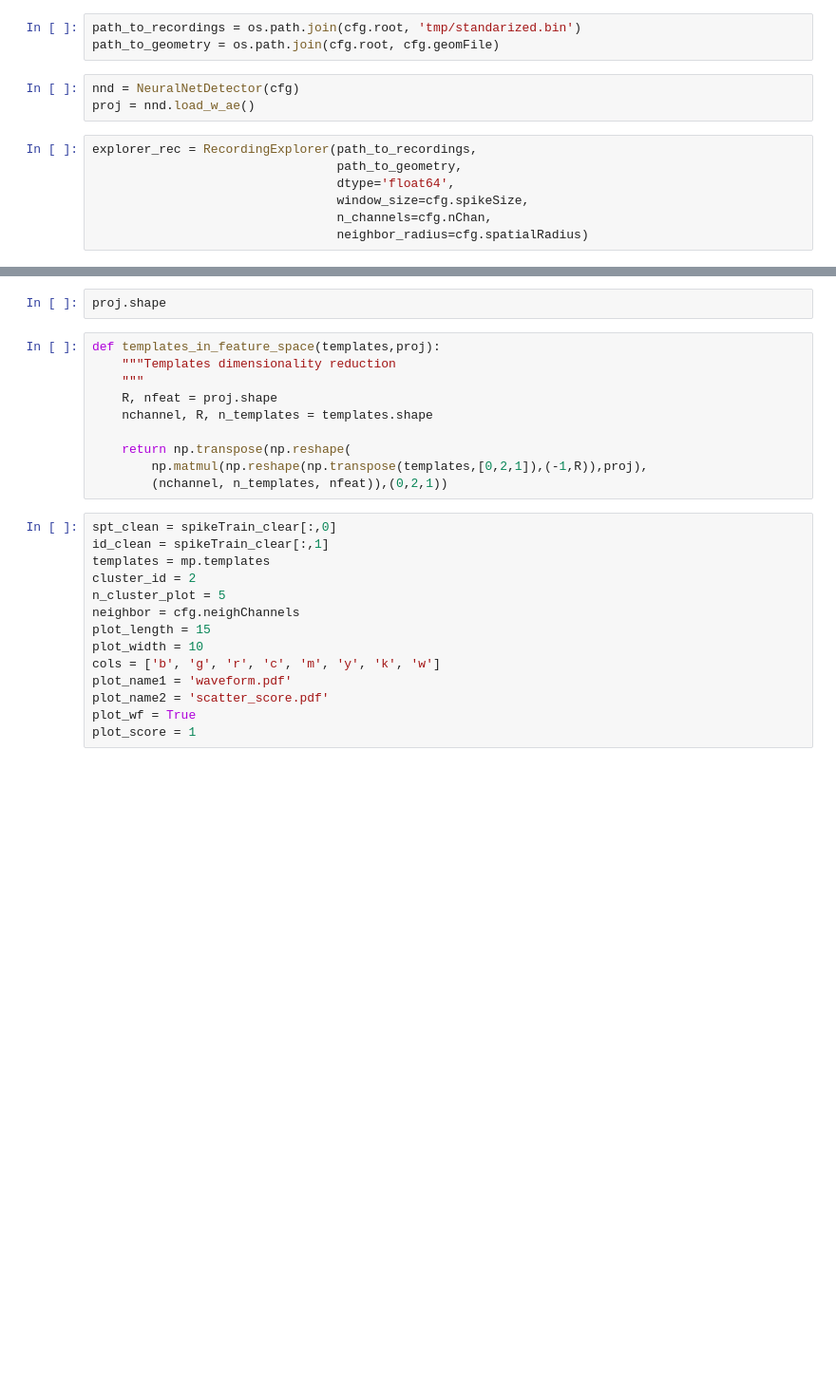
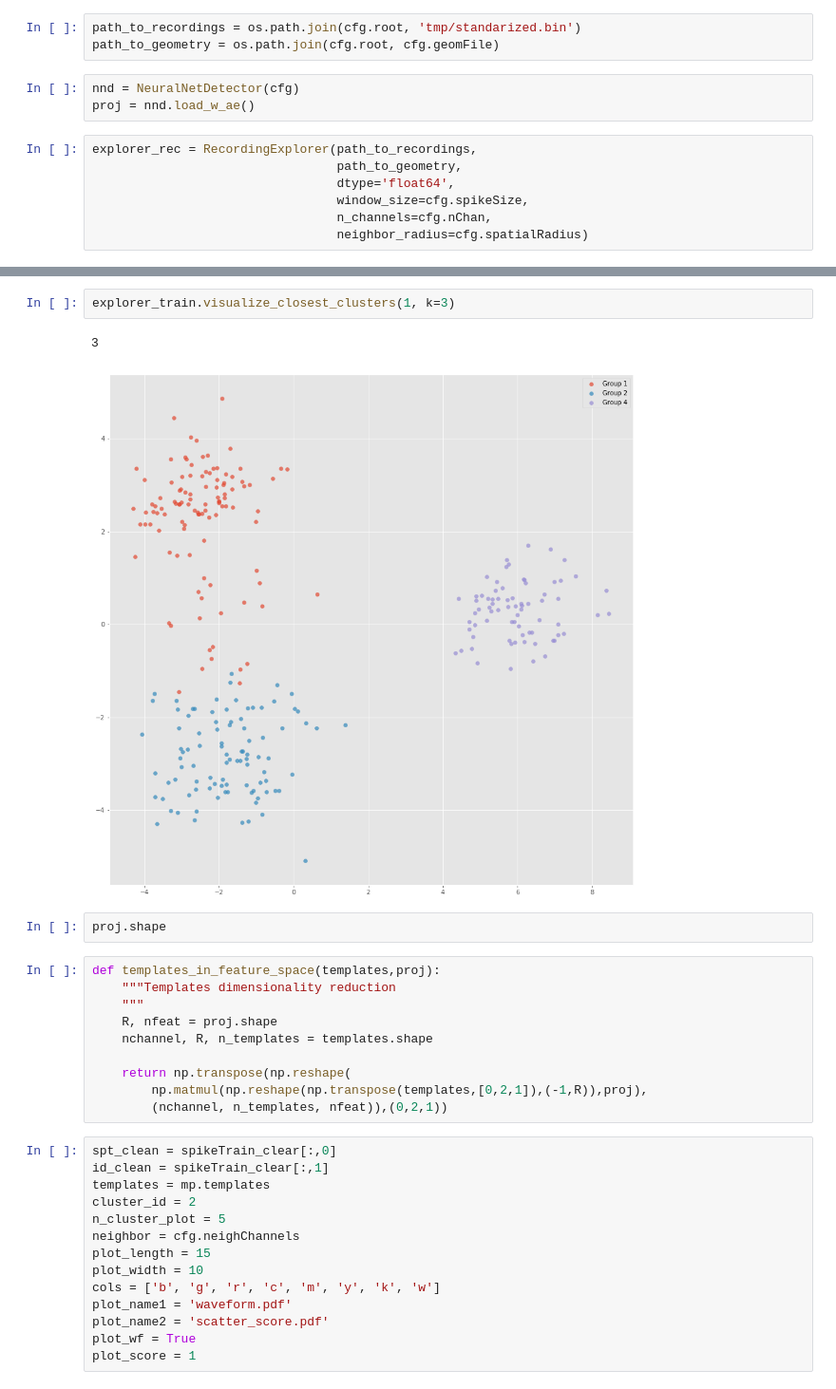
Before and after one commit to edublancas/neural-clustering, a Jupyter notebook: notebooks/cluster-evaluation.ipynb, the cells around one changed output, grey strips where cells are left out. Shown at 95% size. Drawn from its saved outputs; the diff is of its cells as text; blank space fills up the shorter version.

```diff
--- a/notebooks/cluster-evaluation.ipynb
+++ b/notebooks/cluster-evaluation.ipynb
@@ -101,3 +126,8 @@ AttributeError: 'NoneType' object has no attribute 'shape'
+# %%
+explorer_train.visualize_closest_clusters(1, k=3)
+# %% [output]
+3
+[figure, added]
 # %%
 proj.shape
 # %%
```
Also changed, not shown: parts of 15 cells of this notebook, 1 other file.
